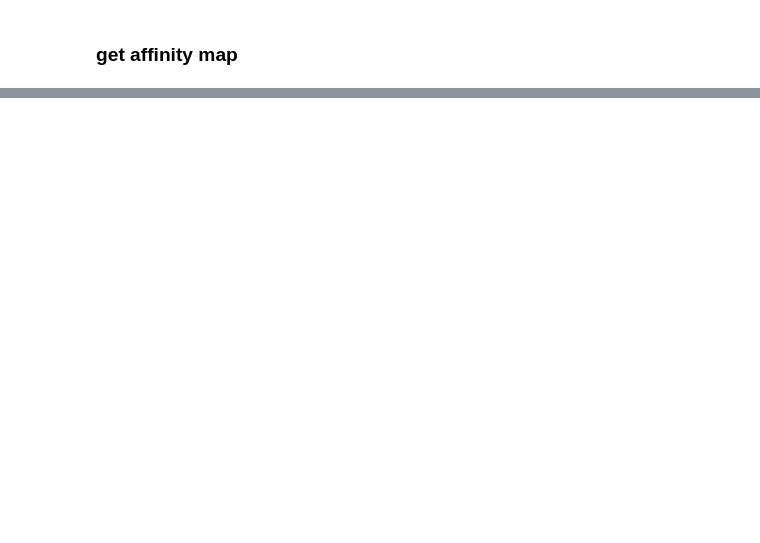
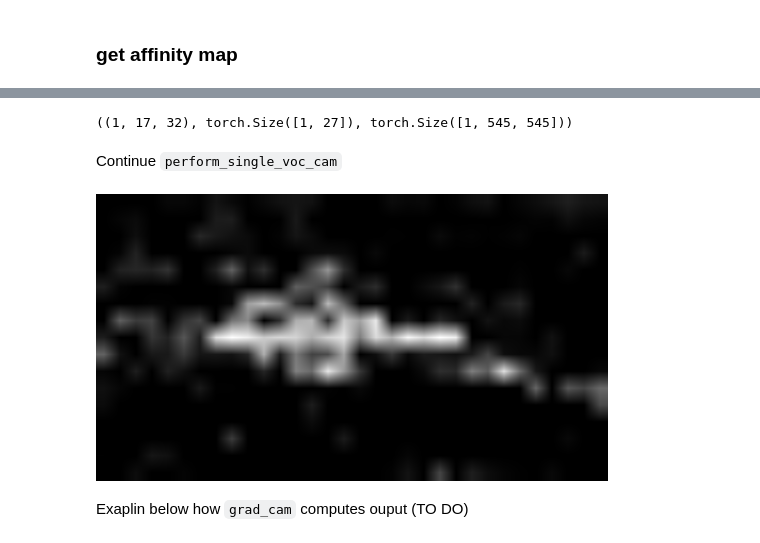
Before and after one commit to giuseppecurci/Advanced-CV-Project, a Jupyter notebook: frozen_clip_explained.ipynb, the cells around one changed output, grey strips where cells are left out. Cells and saved outputs as stored; diff of their text form; code cells hidden in the pictures; blank space fills up the shorter version.

```diff
--- a/frozen_clip_explained.ipynb
+++ b/frozen_clip_explained.ipynb
@@ -386,0 +695,5 @@ torch.Size([1, 196, 196])
+# %%
+label = label_list[0]
+label_index = new_class_names.index(label)
+keys.append(label_index)
+print(label, label_index)
@@ -386,0 +702,2 @@ torch.Size([1, 196, 196])
+# %%
+targets = [ClipOutputTarget(label_list.index(label))] # label_list.index(label) != label_index
@@ -386,0 +728,19 @@ torch.Size([1, 196, 196])
+# %%
+grayscale_cam, logits_per_image, attn_weight_last = grad_cam(input_tensor=input_tensor,
+                                                             targets=targets,
+                                                             target_size=None)
+grayscale_cam.shape, logits_per_image.shape, attn_weight_last.shape
+# %% [output]
+((1, 17, 32), torch.Size([1, 27]), torch.Size([1, 545, 545]))
+# %% [markdown]
+Continue `perform_single_voc_cam`
+# %%
+grayscale_cam = grayscale_cam[0, :]
+# %%
+grayscale_cam_highres = cv2.resize(grayscale_cam, (w, h))
+highres_cam_to_save.append(torch.tensor(grayscale_cam_highres))
+ToPILImage()(grayscale_cam_highres)
+# %% [output]
+[figure, added]
+# %% [markdown]
+Exaplin below how `grad_cam` computes ouput (TO DO)
```
Also changed, not shown: parts of 79 cells of this notebook, 10 other files.
